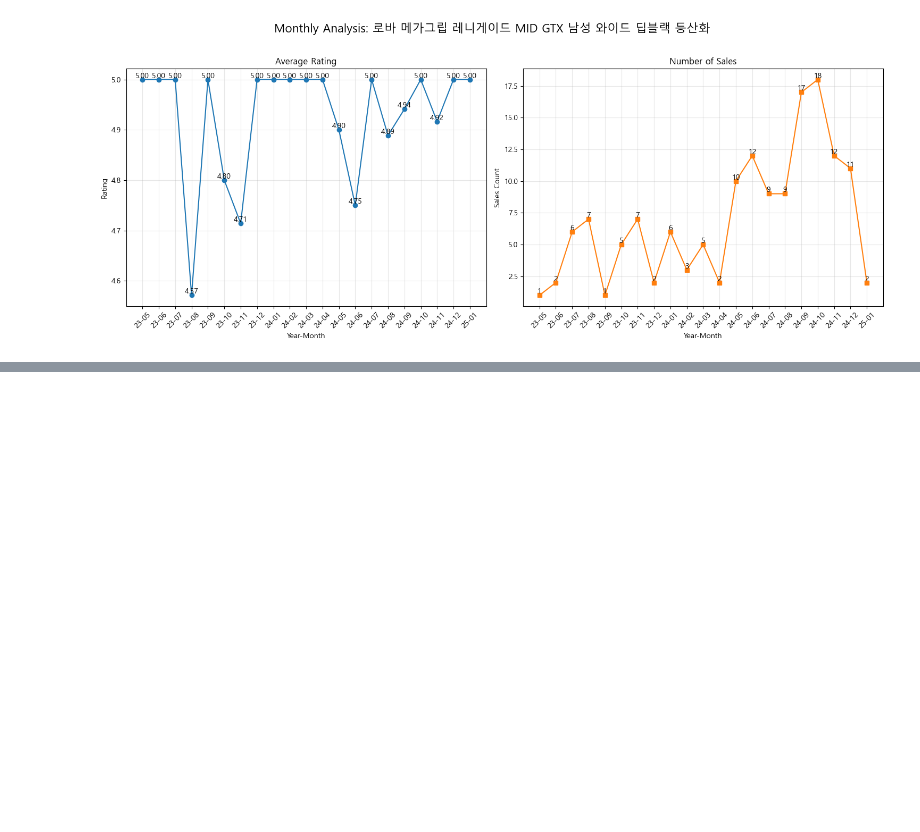
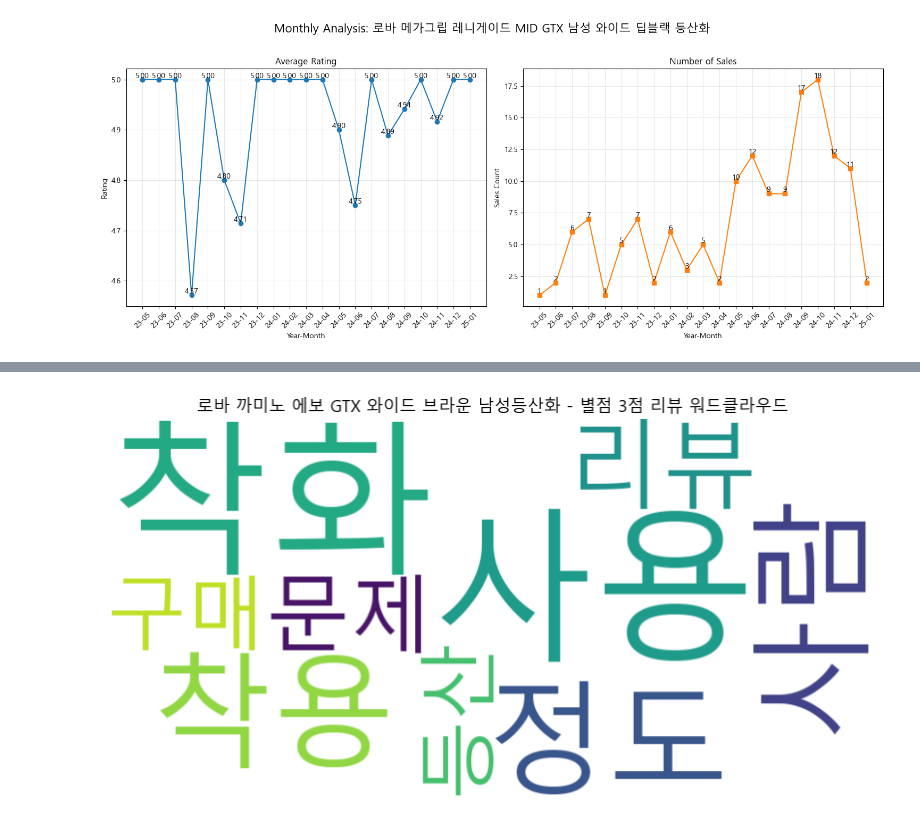
Before and after one commit to entangelk/lowa_review, a Jupyter notebook: analysis/main.ipynb, the cells around one changed output, grey strips where cells are left out. Saved outputs shown, nothing was run; the diff lists cells and outputs as text; code cells hidden in the pictures; blank space fills up the shorter version.

```diff
--- a/analysis/main.ipynb
+++ b/analysis/main.ipynb
@@ -86,3 +86,10 @@ plt.show()
 ### 상위 2개의 제품에 대한 리뷰만 분석
 # %%
 top2_list = df['product_name'].value_counts().head(2)
+# %%
+# top2 제품의 이름과 가격 추출
+for product_name in top2_list.index:
+    # 해당 제품의 첫 번째 가격 정보 추출 (같은 제품은 같은 가격이므로)
+    price = df[df['product_name'] == product_name]['product_price'].iloc[0]
+    print(f"제품명: {product_name}")
+    print(f"가격: {price}원\n")
@@ -267,55 +280,59 @@ stopwords = {'너무', '정말', '진짜', '아주', '매우', '좋다', '좋은
              '음', '는', '을', '를', '이', '가', '의', '과', '로', '으로'}
 
 def get_nouns(text):
-    # 형태소 분석 수행
-    parsed = mecab.parse(str(text))
+    morphs = mecab.pos(str(text))
     nouns = []
-
-    # 결과에서 명사만 추출
-    for line in parsed.split('\n'):
-        if line == 'EOS' or not line:
-            continue
-        word, tag = line.split('\t')
-        pos = tag.split(',')[0]
-        if pos == 'NNG' or pos == 'NNP':  # 일반 명사와 고유 명사만 선택
-            if len(word) > 1 and word not in stopwords:  # 2글자 이상이고 불용어가 아닌 경우만
+    for word, tag in morphs:
+        if tag.startswith('NN'):
+            if len(word) > 1 and word not in stopwords:
                 nouns.append(word)
     return nouns
 
-# 별점별 워드클라우드 생성
-for rate in sorted(df['rate'].unique()):
-    # 해당 별점의 리뷰만 필터링
-    rate_df = df[df['rate'] == rate]
+# 상위 2개 제품 선택
+top2_list = df['product_name'].value_counts().head(2)
 
-    # 모든 리뷰에서 명사 추출
-    all_nouns = []
-    for text in rate_df['content']:
-        all_nouns.extend(get_nouns(text))
+# 각 제품별로 워드클라우드 생성
+for product_name in top2_list.index:
+    print(f"\n=== {product_name} 분석 결과 ===")
 
-    # 단어 빈도수 계산
-    word_count = Counter(all_nouns)
+    # 해당 제품의 데이터만 필터링
+    product_df = df[df['product_name'] == product_name]
 
-    # 워드클라우드 생성
-    wc = WordCloud(
-        font_path='C:/Windows/Fonts/malgun.ttf',
-        width=800,
-        height=400,
-        background_color='white',
-        max_words=100,
-        colormap='viridis'  # 색상 맵 설정
-    )
+    # 별점별 워드클라우드 생성 (1-5점)
+    for rate in range(1, 6):
+        # 해당 별점의 리뷰만 필터링
+        rate_df = product_df[product_df['rate'] == rate]
 
-    wc.generate_from_frequencies(word_count)
+        # 모든 리뷰에서 명사 추출
+        all_nouns = []
+        for text in rate_df['content']:
+            all_nouns.extend(get_nouns(text))
 
-    # 워드클라우드 시각화
-    plt.figure(figsize=(10, 8))
-    plt.imshow(wc, interpolation='bilinear')
-    plt.axis('off')
-    plt.title(f'별점 {rate}점 리뷰 워드클라우드')
-    plt.show()
+        # 단어 빈도수 계산
+        word_count = Counter(all_nouns)
 
-    # 상위 10개 단어와 빈도수 출력
-    print(f'\n별점 {rate}점의 상위 10개 단어:')
-    for word, count in word_count.most_common(10):
-        print(f'{word}: {count}회')
+        # 워드클라우드 생성
+        wc = WordCloud(
+            font_path='C:/Windows/Fonts/malgun.ttf',
+            width=800,
+            height=400,
+            background_color='white',
+            max_words=100,
+            colormap='viridis'
+        )
+
+        if word_count:  # 해당 별점의 리뷰가 있는 경우에만
+            wc.generate_from_frequencies(word_count)
+
+            # 워드클라우드 시각화
+            plt.figure(figsize=(10, 8))
+            plt.imshow(wc, interpolation='bilinear')
+            plt.axis('off')
+            plt.title(f'{product_name} - 별점 {rate}점 리뷰 워드클라우드')
+            plt.show()
+
+            # 상위 10개 단어와 빈도수 출력
+            print(f'\n{product_name} - 별점 {rate}점의 상위 10개 단어:')
+            for word, count in word_count.most_common(10):
+                print(f'{word}: {count}회')
 # %% [output]
@@ -322,0 +340 @@ ModuleNotFoundError: No module named 'eunjeon'
+[figure, added]
```
Also changed, not shown: parts of 3 cells of this notebook.
